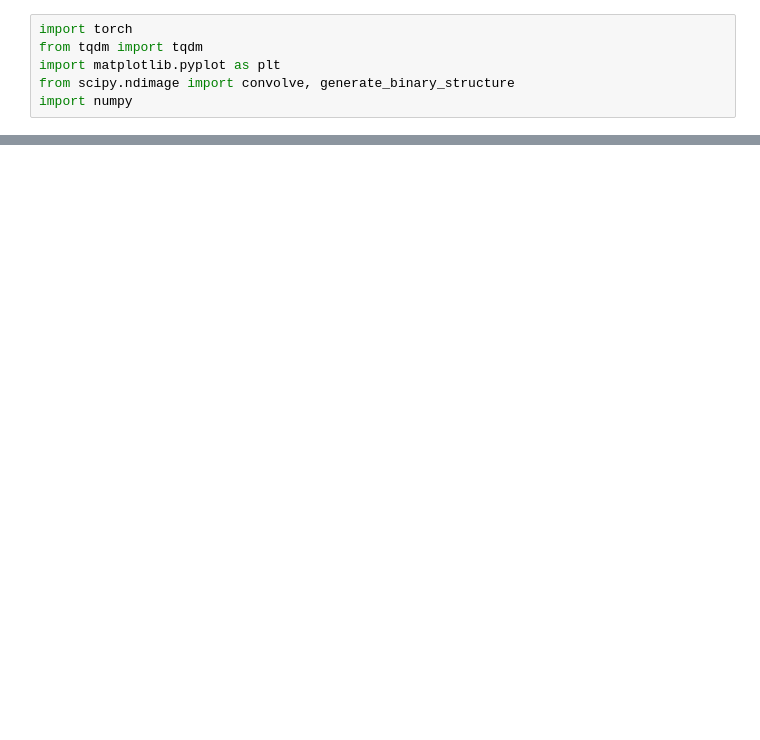
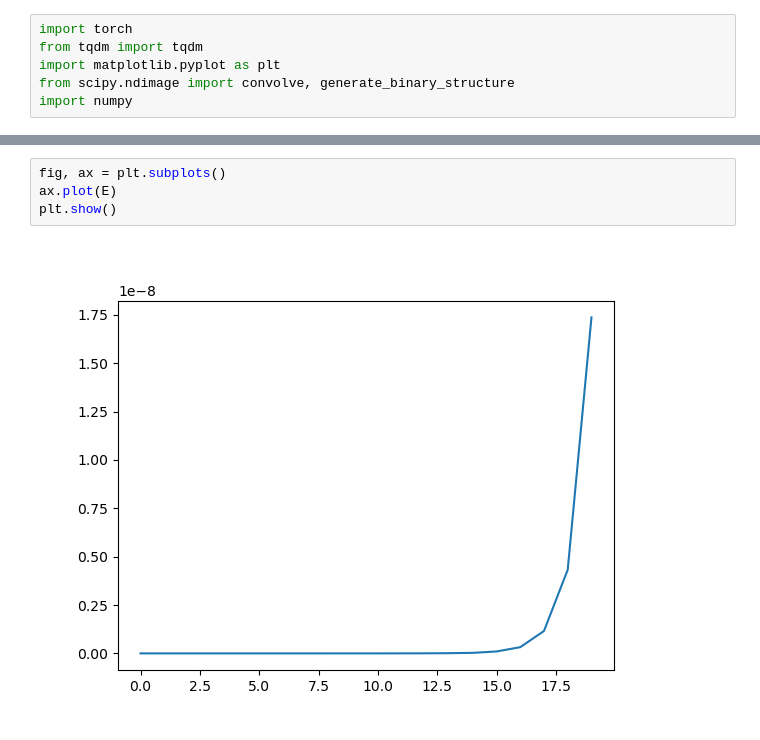
Before and after one commit to kamosevoyan/Diploma_work, a Jupyter notebook: Notebooks/PDE_numeric.ipynb, the cells around one changed output, grey strips where cells are left out. Drawn from its saved outputs; the diff is of its cells as text; blank space fills up the shorter version.

```diff
--- a/Notebooks/PDE_numeric.ipynb
+++ b/Notebooks/PDE_numeric.ipynb
@@ -52,3 +114,9 @@ KeyboardInterrupt:
+# %%
+fig, ax = plt.subplots()
+ax.plot(E)
+plt.show()
+# %% [output]
+[figure, added]
 # %%
 %matplotlib widget
 fig = plt.figure(figsize=(8, 8))
```
Also changed, not shown: parts of 29 cells of this notebook.
